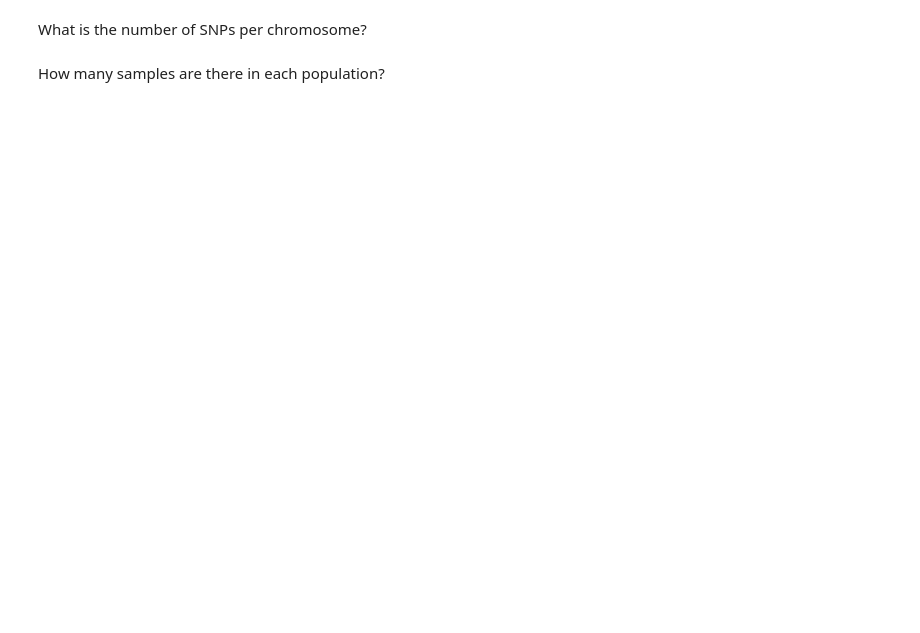
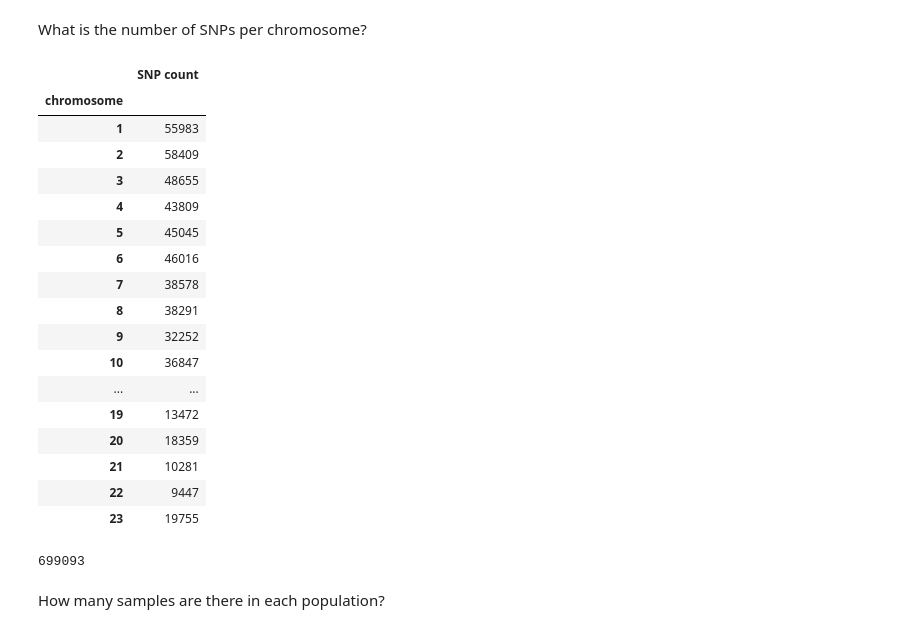
Before and after one commit to tinaryu/StatsGenetics_PowerIterationPCA, a Jupyter notebook: AnalysisCode/hapmap_data_info.ipynb, the cells around one changed output. Saved outputs shown, nothing was run; the diff lists cells and outputs as text; code cells hidden in the pictures; blank space fills up the shorter version.

```diff
--- a/AnalysisCode/hapmap_data_info.ipynb
+++ b/AnalysisCode/hapmap_data_info.ipynb
@@ -16,6 +16,33 @@ df = read_snp_pop('HapMap3')
 snpnum = df.groupby('chromosome').size()
 snpcount = pd.DataFrame(snpnum, columns=['SNP count'])
 snpcount.to_csv('snp_count.csv')
+# %%
+snpcount
+# %% [output]
+|  | SNP count |
+| chromosome |  |
+| 1 | 55983 |
+| 2 | 58409 |
+| 3 | 48655 |
+| 4 | 43809 |
+| 5 | 45045 |
+| 6 | 46016 |
+| 7 | 38578 |
+| 8 | 38291 |
+| 9 | 32252 |
+| 10 | 36847 |
+| ... | ... |
+| 19 | 13472 |
+| 20 | 18359 |
+| 21 | 10281 |
+| 22 | 9447 |
+| 23 | 19755 |
+# %%
+#how many SNPs in autosomal chromsoomes?
+snpcount['SNP count'][:22].sum()
+#699,093
+# %% [output]
+699093
 # %% [markdown]
 How many samples are there in each population?
 # %%
```
Also changed, not shown: parts of 5 cells of this notebook, 4 other files.
